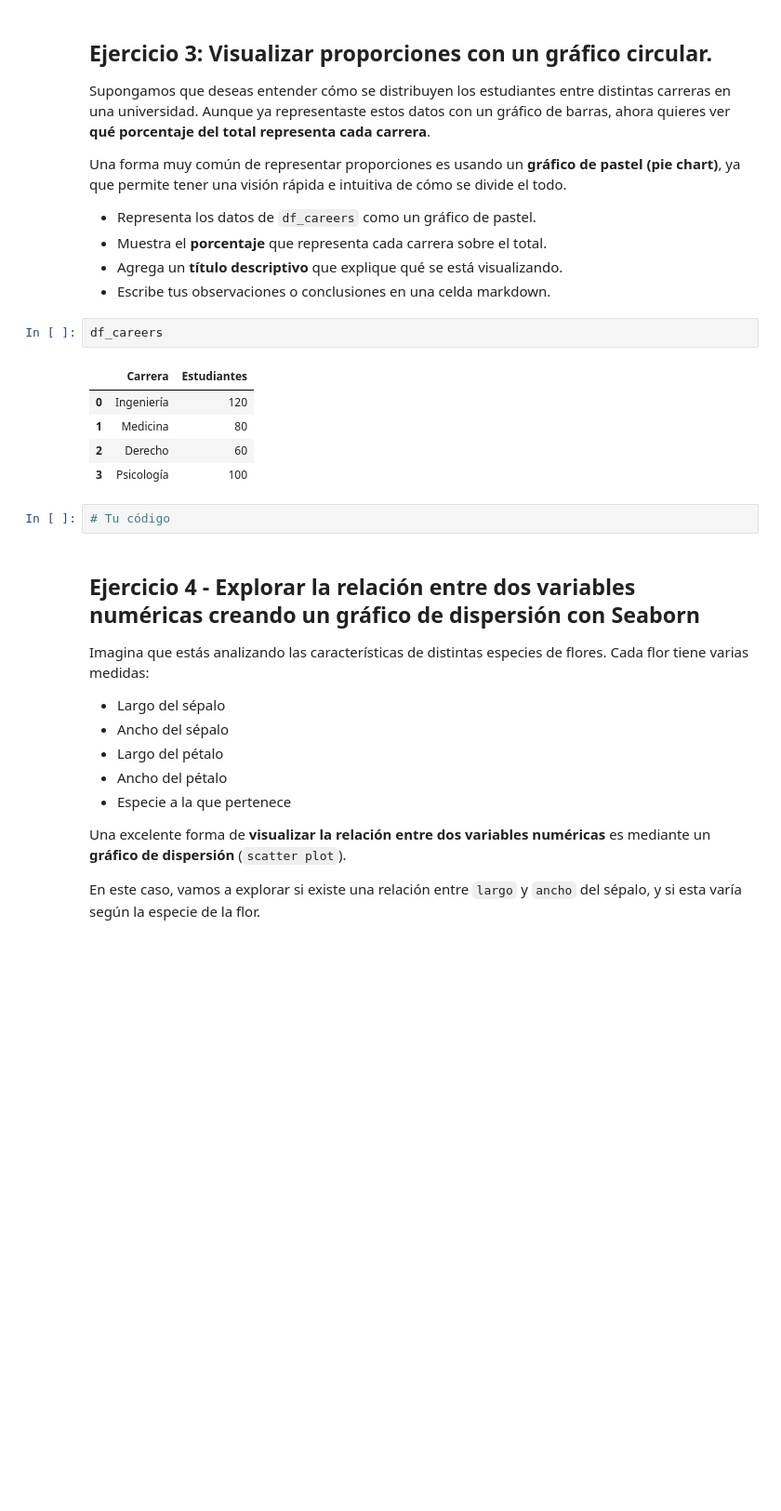
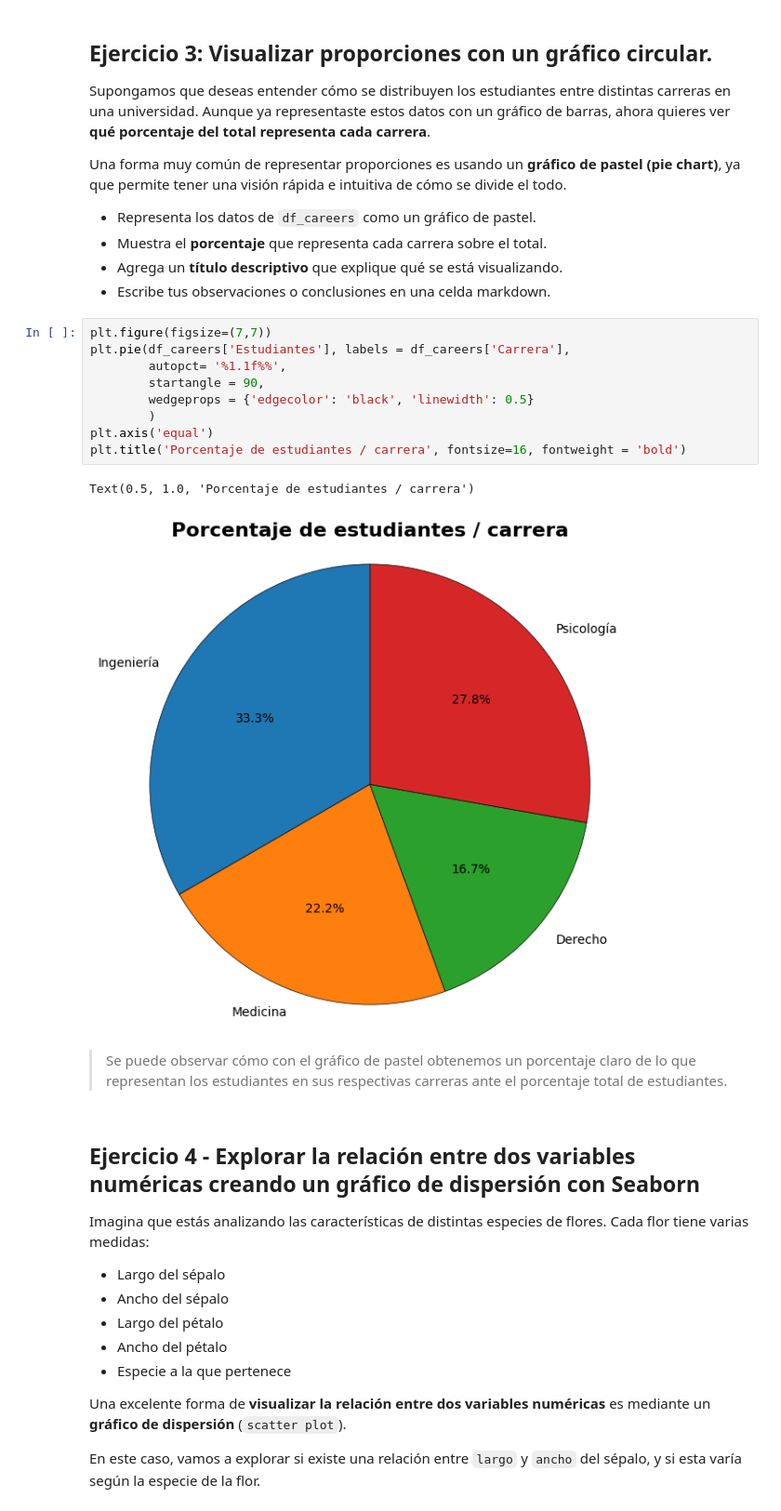
Before and after one commit to 4GeeksAcademy/CarlosRestrepo-visualization-matplot-and-seaborn, a Jupyter notebook: 03-project-visualization.ipynb, the cells around one changed output. Shown at 93% size. Cells and saved outputs as stored; diff of their text form; blank space fills up the shorter version.

```diff
--- a/03-project-visualization.ipynb
+++ b/03-project-visualization.ipynb
@@ -139,15 +139,19 @@ Una forma muy común de representar proporciones es usando un **gráfico de past
 - Agrega un **título descriptivo** que explique qué se está visualizando.
 - Escribe tus observaciones o conclusiones en una celda markdown.
 # %%
-df_careers
+plt.figure(figsize=(7,7))
+plt.pie(df_careers['Estudiantes'], labels = df_careers['Carrera'],
+        autopct= '%1.1f%%',
+        startangle = 90,
+        wedgeprops = {'edgecolor': 'black', 'linewidth': 0.5}
+        )
+plt.axis('equal')
+plt.title('Porcentaje de estudiantes / carrera', fontsize=16, fontweight = 'bold')
 # %% [output]
-|  | Carrera | Estudiantes |
-| 0 | Ingeniería | 120 |
-| 1 | Medicina | 80 |
-| 2 | Derecho | 60 |
-| 3 | Psicología | 100 |
+Text(0.5, 1.0, 'Porcentaje de estudiantes / carrera')
+[figure, added]
-# %%
-# Tu código
+# %% [markdown]
+> Se puede observar cómo con el gráfico de pastel obtenemos un porcentaje claro de lo que representan los estudiantes en sus respectivas carreras ante el porcentaje total de estudiantes.
 # %% [markdown]
 ## Ejercicio 4 - Explorar la relación entre dos variables numéricas creando un gráfico de dispersión con Seaborn
 
```
Also changed, not shown: parts of 19 cells of this notebook.
